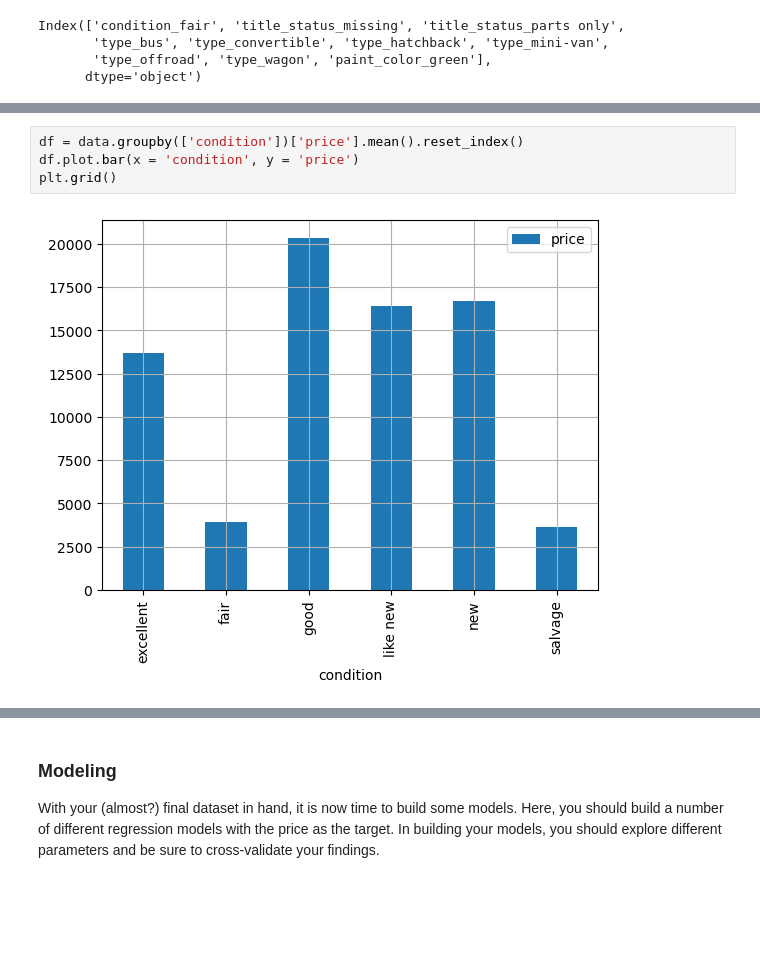
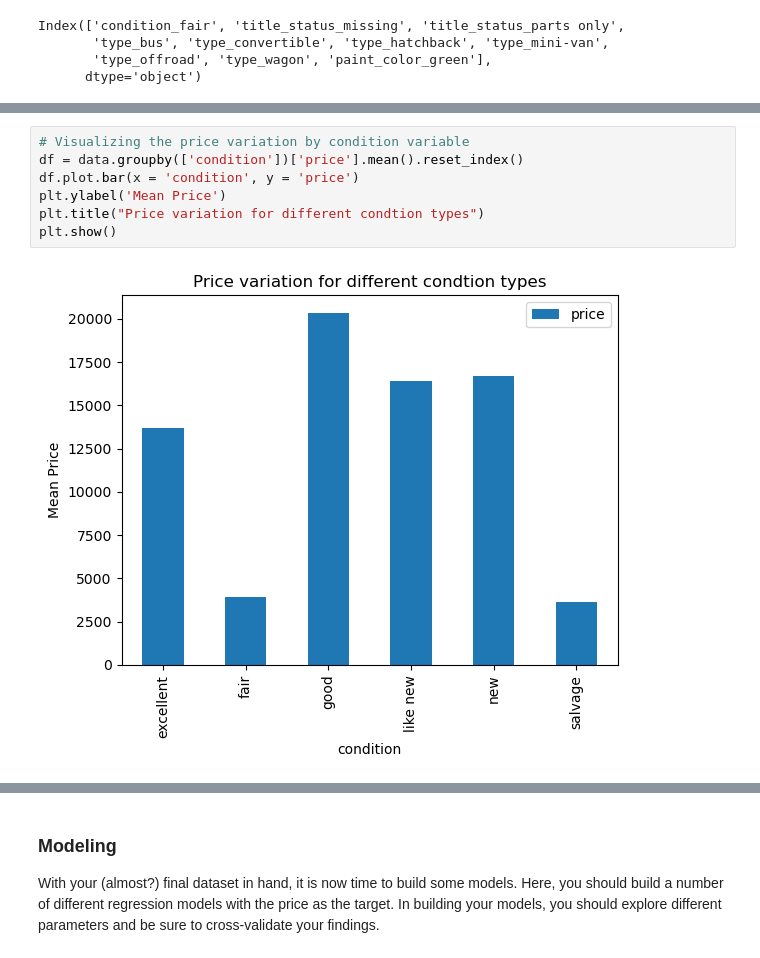
Before and after one commit to akshaynk21/ml_app2, a Jupyter notebook: used_car_prices.ipynb, the cells around one changed output, grey strips where cells are left out. Cells and saved outputs as stored; diff of their text form; blank space fills up the shorter version.

```diff
--- a/used_car_prices.ipynb
+++ b/used_car_prices.ipynb
@@ -240,9 +242,12 @@ plt.show()
 # %% [output]
 [figure]
 # %%
+# Visualizing the price variation by condition variable
 df = data.groupby(['condition'])['price'].mean().reset_index()
 df.plot.bar(x = 'condition', y = 'price')
-plt.grid()
+plt.ylabel('Mean Price')
+plt.title("Price variation for different condtion types")
+plt.show()
 # %% [output]
-[figure, old version]
+[figure, new version]
 # %%
```
Also changed, not shown: parts of 14 cells of this notebook.
